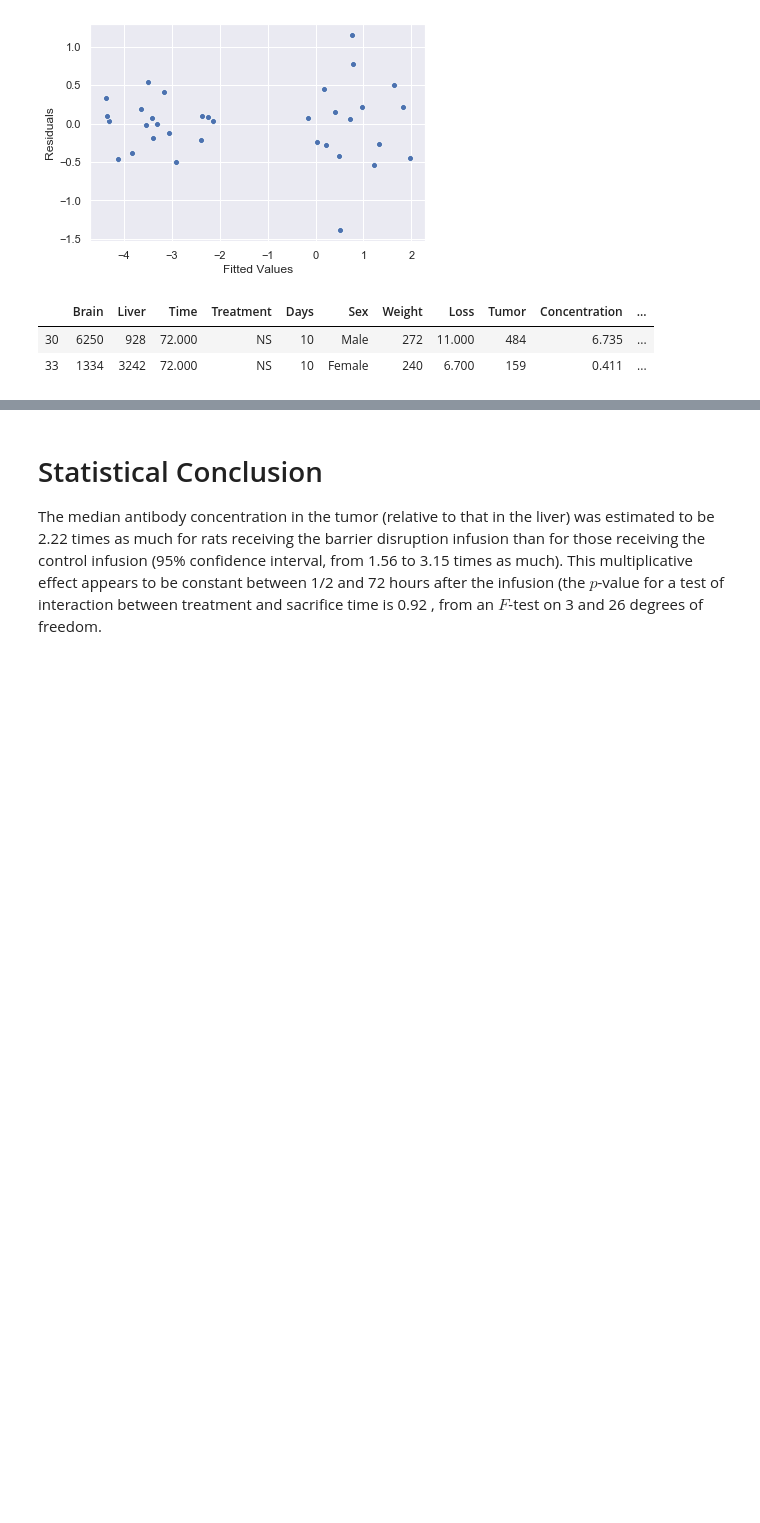
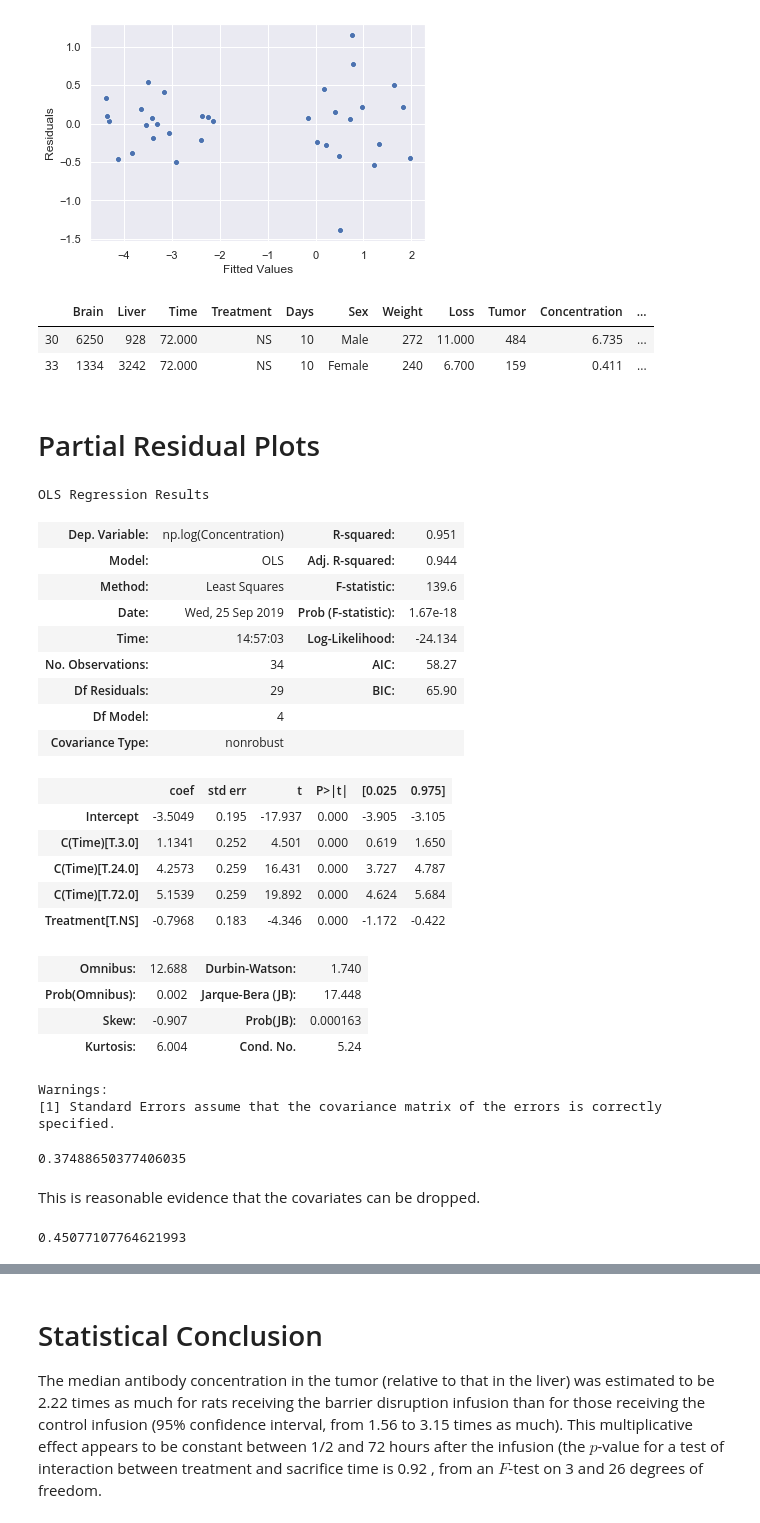
Before and after one commit to quintusdias/sleuth3, a Jupyter notebook: ch11/bloodbarrier.ipynb, the cells around one changed output, grey strips where cells are left out. Saved outputs shown, nothing was run; the diff lists cells and outputs as text; code cells hidden in the pictures; blank space fills up the shorter version.

```diff
--- a/ch11/bloodbarrier.ipynb
+++ b/ch11/bloodbarrier.ipynb
@@ -149,3 +145,5 @@ df[abs(results.resid) > 1]
 |  | Brain | Liver | Time | Treatment | Days | Sex | Weight | Loss | Tumor | Concentration | ... |
 | 30 | 6250 | 928 | 72.000 | NS | 10 | Male | 272 | 11.000 | 484 | 6.735 | ... |
 | 33 | 1334 | 3242 | 72.000 | NS | 10 | Female | 240 | 6.700 | 159 | 0.411 | ... |
+# %% [markdown]
+# Partial Residual Plots
@@ -151,0 +152,40 @@ df[abs(results.resid) > 1]
+# %%
+formula = 'np.log(Concentration) ~ C(Time) + Treatment'
+rmodel = smf.ols(formula, data=df)
+rmodel_fit = rmodel.fit()
+rmodel_fit.summary()
+# %% [output]
+OLS Regression Results
+| Dep. Variable: | np.log(Concentration) | R-squared: | 0.951 |
+| Model: | OLS | Adj. R-squared: | 0.944 |
+| Method: | Least Squares | F-statistic: | 139.6 |
+| Date: | Wed, 25 Sep 2019 | Prob (F-statistic): | 1.67e-18 |
+| Time: | 14:57:03 | Log-Likelihood: | -24.134 |
+| No. Observations: | 34 | AIC: | 58.27 |
+| Df Residuals: | 29 | BIC: | 65.90 |
+| Df Model: | 4 |  |  |
+| Covariance Type: | nonrobust |  |  |
+|  | coef | std err | t | P>|t| | [0.025 | 0.975] |
+| Intercept | -3.5049 | 0.195 | -17.937 | 0.000 | -3.905 | -3.105 |
+| C(Time)[T.3.0] | 1.1341 | 0.252 | 4.501 | 0.000 | 0.619 | 1.650 |
+| C(Time)[T.24.0] | 4.2573 | 0.259 | 16.431 | 0.000 | 3.727 | 4.787 |
+| C(Time)[T.72.0] | 5.1539 | 0.259 | 19.892 | 0.000 | 4.624 | 5.684 |
+| Treatment[T.NS] | -0.7968 | 0.183 | -4.346 | 0.000 | -1.172 | -0.422 |
+| Omnibus: | 12.688 | Durbin-Watson: | 1.740 |
+| Prob(Omnibus): | 0.002 | Jarque-Bera (JB): | 17.448 |
+| Skew: | -0.907 | Prob(JB): | 0.000163 |
+| Kurtosis: | 6.004 | Cond. No. | 5.24 |
+Warnings:
+[1] Standard Errors assume that the covariance matrix of the errors is correctly specified.
+# %%
+ddof = (rmodel_fit.df_resid - model_fit.df_resid)
+fvalue = ((rmodel_fit.ssr - model_fit.ssr) / ddof) / model_fit.mse_resid
+scipy.stats.f.sf(ddof, model_fit.df_resid, fvalue)
+# %% [output]
+0.37488650377406035
+# %% [markdown]
+This is reasonable evidence that the covariates can be dropped.
+# %%
+np.exp(rmodel_fit.params['Treatment[T.NS]'])
+# %% [output]
+0.45077107764621993
```
Also changed, not shown: parts of 7 cells of this notebook, 1 other file.
